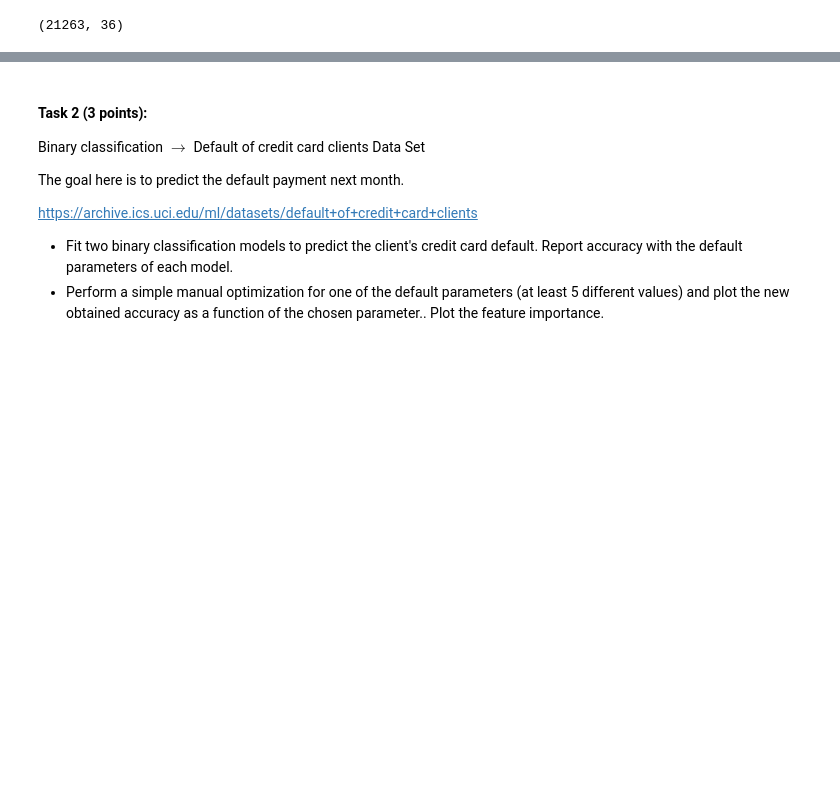
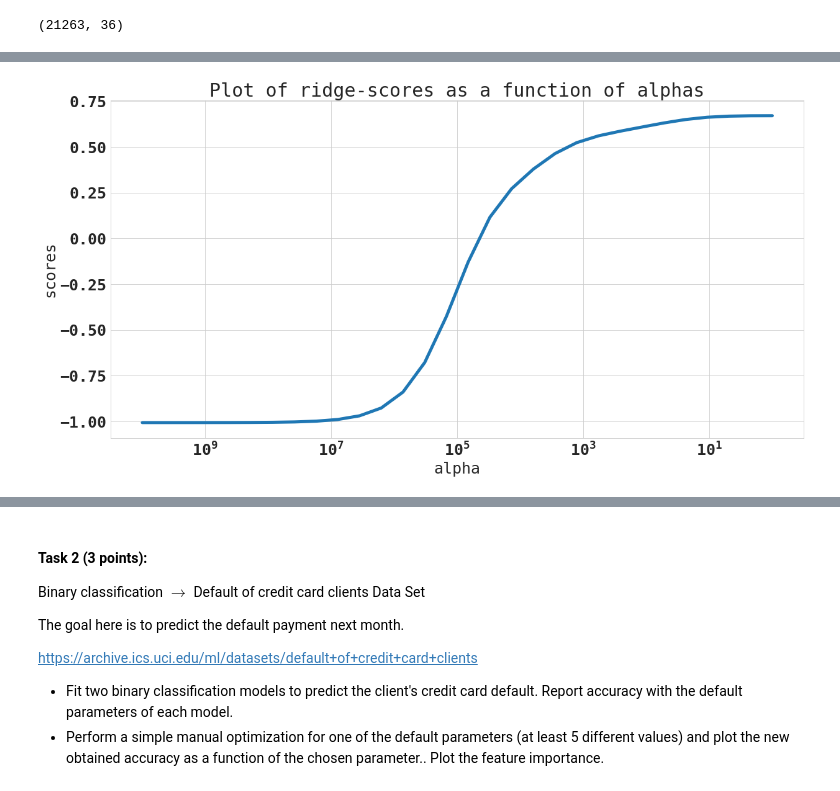
Before and after one commit to packetech/Arcada-BDA, a Jupyter notebook: Assignment_1.ipynb, the cells around one changed output, grey strips where cells are left out. Saved outputs shown, nothing was run; the diff lists cells and outputs as text; code cells hidden in the pictures; blank space fills up the shorter version.

```diff
--- a/Assignment_1.ipynb
+++ b/Assignment_1.ipynb
@@ -180,0 +241,3 @@ y_mul = df_full.iloc[:,11].values     # multiclass classfication
+# %%
+X = df_full.drop(['critical_temp'], axis='columns')     # features
+y = df_full['critical_temp']                            # target
@@ -265,0 +293,20 @@ plot_lasso()
+# %%
+# Manually optimize Ridge
+
+
+# alphas = [0.001, 0.01, 0.1, 1, 10, 20, 30, 40, 50, 60]
+
+n_alphas = 200
+alphas = np.logspace(0.0001, 10, 30)
+
+scores = []
+coefs = []
+for a in alphas:
+    ridge = Ridge(alpha=a, fit_intercept=False)
+    ridge.fit(X_scaled_train, y_train)
+    scores.append(ridge.score(X_scaled_test, y_test))
+    coefs.append(ridge.coef_)
+
+
+print(alphas)
+print(scores)
@@ -265,0 +323,15 @@ plot_lasso()
+# %%
+# Display results
+
+ax = plt.gca()
+
+ax.plot(alphas, scores)
+ax.set_xscale("log")
+ax.set_xlim(ax.get_xlim()[::-1])  # reverse axis
+plt.xlabel("alpha")
+plt.ylabel("scores")
+plt.title("Plot of ridge-scores as a function of alphas")
+plt.axis("tight")
+plt.show()
+# %% [output]
+[figure, added]
```
Also changed, not shown: parts of 59 cells of this notebook.
